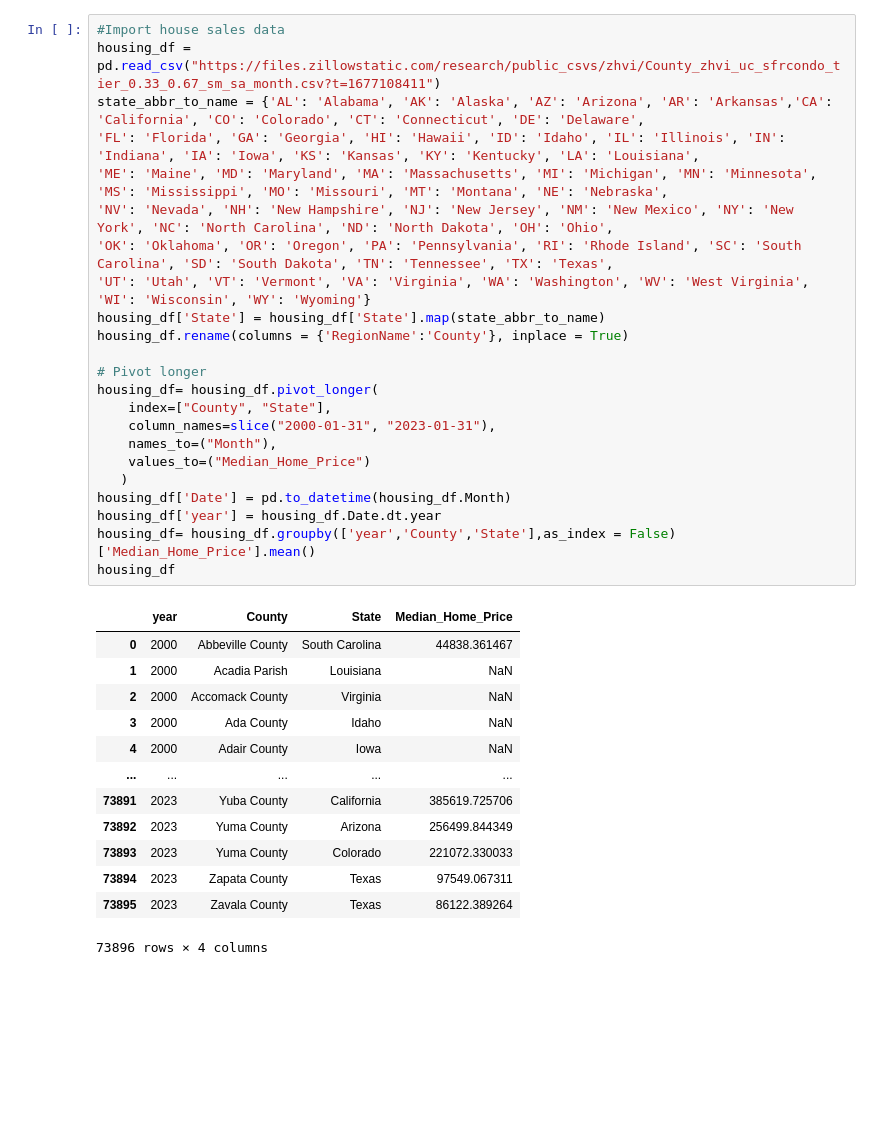
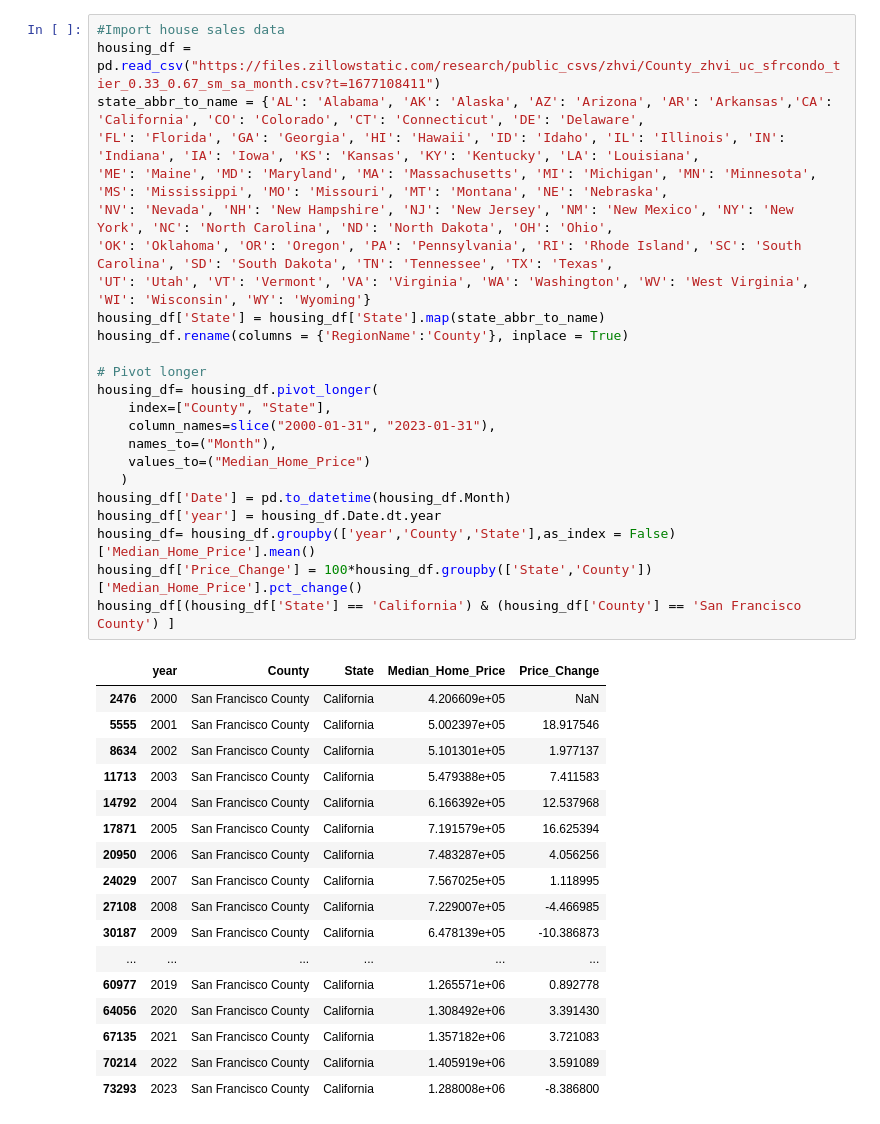
Before and after one commit to glarmour/Congresional-Analytics, a Jupyter notebook: Remotework_Impact_on_HousingPrices.ipynb, the cells around one changed output. Cells and saved outputs as stored; diff of their text form; blank space fills up the shorter version.

```diff
--- a/Remotework_Impact_on_HousingPrices.ipynb
+++ b/Remotework_Impact_on_HousingPrices.ipynb
@@ -96,40 +93,45 @@ wfh_relocation_df.head(100)
 # %%
 #Import house sales data
 housing_df = pd.read_csv("https://files.zillowstatic.com/research/public_csvs/zhvi/County_zhvi_uc_sfrcondo_tier_0.33_0.67_sm_sa_month.csv?t=1677108411")
 state_abbr_to_name = {'AL': 'Alabama', 'AK': 'Alaska', 'AZ': 'Arizona', 'AR': 'Arkansas','CA': 'California', 'CO': 'Colorado', 'CT': 'Connecticut', 'DE': 'Delaware',
 'FL': 'Florida', 'GA': 'Georgia', 'HI': 'Hawaii', 'ID': 'Idaho', 'IL': 'Illinois', 'IN': 'Indiana', 'IA': 'Iowa', 'KS': 'Kansas', 'KY': 'Kentucky', 'LA': 'Louisiana',
 'ME': 'Maine', 'MD': 'Maryland', 'MA': 'Massachusetts', 'MI': 'Michigan', 'MN': 'Minnesota', 'MS': 'Mississippi', 'MO': 'Missouri', 'MT': 'Montana', 'NE': 'Nebraska',
 'NV': 'Nevada', 'NH': 'New Hampshire', 'NJ': 'New Jersey', 'NM': 'New Mexico', 'NY': 'New York', 'NC': 'North Carolina', 'ND': 'North Dakota', 'OH': 'Ohio',
 'OK': 'Oklahoma', 'OR': 'Oregon', 'PA': 'Pennsylvania', 'RI': 'Rhode Island', 'SC': 'South Carolina', 'SD': 'South Dakota', 'TN': 'Tennessee', 'TX': 'Texas',
 'UT': 'Utah', 'VT': 'Vermont', 'VA': 'Virginia', 'WA': 'Washington', 'WV': 'West Virginia', 'WI': 'Wisconsin', 'WY': 'Wyoming'}
 housing_df['State'] = housing_df['State'].map(state_abbr_to_name)
 housing_df.rename(columns = {'RegionName':'County'}, inplace = True)
 
 # Pivot longer
 housing_df= housing_df.pivot_longer(
     index=["County", "State"],
     column_names=slice("2000-01-31", "2023-01-31"),
     names_to=("Month"),
     values_to=("Median_Home_Price")
    )
 housing_df['Date'] = pd.to_datetime(housing_df.Month)
 housing_df['year'] = housing_df.Date.dt.year
 housing_df= housing_df.groupby(['year','County','State'],as_index = False)['Median_Home_Price'].mean()
-housing_df
+housing_df['Price_Change'] = 100*housing_df.groupby(['State','County'])['Median_Home_Price'].pct_change()
+housing_df[(housing_df['State'] == 'California') & (housing_df['County'] == 'San Francisco County') ]
 # %% [output]
-|  | year | County | State | Median_Home_Price |
-| 0 | 2000 | Abbeville County | South Carolina | 44838.361467 |
-| 1 | 2000 | Acadia Parish | Louisiana | NaN |
-| 2 | 2000 | Accomack County | Virginia | NaN |
-| 3 | 2000 | Ada County | Idaho | NaN |
-| 4 | 2000 | Adair County | Iowa | NaN |
-| ... | ... | ... | ... | ... |
-| 73891 | 2023 | Yuba County | California | 385619.725706 |
-| 73892 | 2023 | Yuma County | Arizona | 256499.844349 |
-| 73893 | 2023 | Yuma County | Colorado | 221072.330033 |
-| 73894 | 2023 | Zapata County | Texas | 97549.067311 |
-| 73895 | 2023 | Zavala County | Texas | 86122.389264 |
+|  | year | County | State | Median_Home_Price | Price_Change |
+| 2476 | 2000 | San Francisco County | California | 4.206609e+05 | NaN |
+| 5555 | 2001 | San Francisco County | California | 5.002397e+05 | 18.917546 |
+| 8634 | 2002 | San Francisco County | California | 5.101301e+05 | 1.977137 |
+| 11713 | 2003 | San Francisco County | California | 5.479388e+05 | 7.411583 |
+| 14792 | 2004 | San Francisco County | California | 6.166392e+05 | 12.537968 |
+| 17871 | 2005 | San Francisco County | California | 7.191579e+05 | 16.625394 |
+| 20950 | 2006 | San Francisco County | California | 7.483287e+05 | 4.056256 |
+| 24029 | 2007 | San Francisco County | California | 7.567025e+05 | 1.118995 |
+| 27108 | 2008 | San Francisco County | California | 7.229007e+05 | -4.466985 |
+| 30187 | 2009 | San Francisco County | California | 6.478139e+05 | -10.386873 |
+| ... | ... | ... | ... | ... | ... |
+| 60977 | 2019 | San Francisco County | California | 1.265571e+06 | 0.892778 |
+| 64056 | 2020 | San Francisco County | California | 1.308492e+06 | 3.391430 |
+| 67135 | 2021 | San Francisco County | California | 1.357182e+06 | 3.721083 |
+| 70214 | 2022 | San Francisco County | California | 1.405919e+06 | 3.591089 |
+| 73293 | 2023 | San Francisco County | California | 1.288008e+06 | -8.386800 |
-73896 rows × 4 columns
 # %%
 #Merge "Home sales data", "Work from Home" and "Relocation" data
 
```
Also changed, not shown: parts of 8 cells of this notebook.
